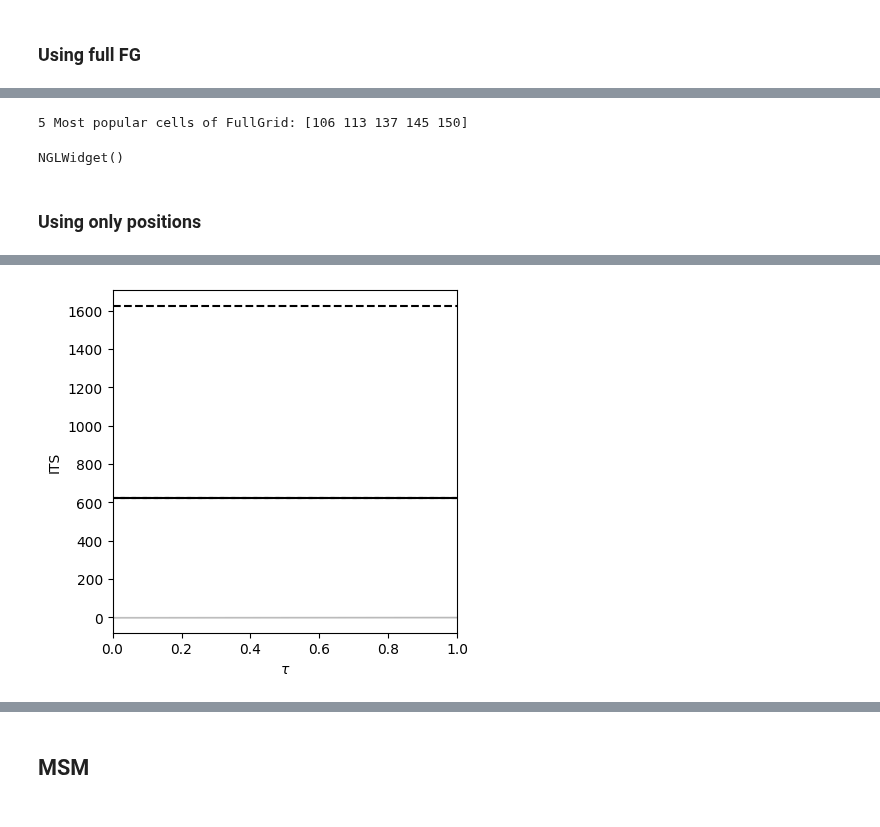
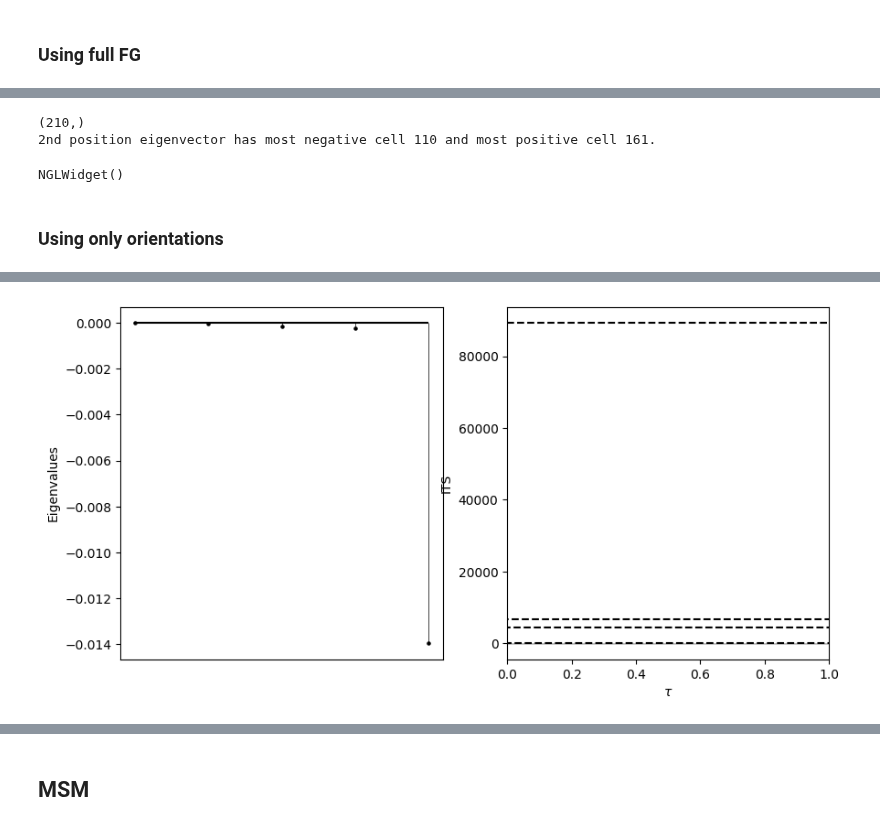
Before and after one commit to bkellerlab/molecularRotationalGrids, a Jupyter notebook: jupyter/FullGrid assignment and transition matrices.ipynb, the cells around one changed output, grey strips where cells are left out. Saved outputs shown, nothing was run; the diff lists cells and outputs as text; code cells hidden in the pictures.

```diff
--- a/jupyter/FullGrid assignment and transition matrices.ipynb
+++ b/jupyter/FullGrid assignment and transition matrices.ipynb
@@ -33,11 +52,11 @@ from molgri.plotting.transition_plots import TransitionPlot
 # %% [markdown]
 ## SqRA
 # %%
-fg_full = FullGrid("8", "12", "linspace(0.2, 1, 5)", use_saved=False)
-fg_position = FullGrid("1", "12", "linspace(0.2, 1, 5)", use_saved=False)
-fg_orientation = FullGrid("8", "1", "1", use_saved=False)
+fg_full = FullGrid("20", "42", "linspace(0.25, 0.35, 5)", use_saved=False)
+fg_position = FullGrid("1", "42", "linspace(0.25, 0.35, 5)", use_saved=False)
+fg_orientation = FullGrid("20", "1", "1", use_saved=False)
 
-pt_used = "H2O_H2O_0281"
+pt_used = "H2O_H2O_0402"
 # %% [output]
 Warning! For <=4 points, volumes, areas etc are only estimated.
 Warning! For <=4 points, volumes, areas etc are only estimated.
@@ -69,32 +196,44 @@ plt.show()
 # %%
-# take structures from most populated eigenvector 0
+# investigate max and min populated eigenv 0
 
 vm = ViewManager(sh.trajectory_universe)
 vm.fresh_view()
 
-# largest absolute values of 0th eigevector
-num_extremes = 5
 magnitudes = sh.get_magnitude_ith_eigenvector(0)
-argmax_index = k_argmax_in_array(np.abs(magnitudes), num_extremes)
-print(f"{num_extremes} Most popular cells of FullGrid: {argmax_index}")
+vm.set_color_magnitude(magnitudes, )
+print(magnitudes.shape)
+
+#
+num_extremes = 2
+most_positive = np.argmax(magnitudes)
+most_negative = np.argmin(magnitudes)
+print(f"2nd position eigenvector has most negative cell {most_negative} and most positive cell {most_positive}.")
 # now assign these to trajectory frames
 assigned_frames = []
-for one_argmax in argmax_index:
-    assigned_frames.extend(sh.get_indices_same_cell(one_argmax))
+colors = []
+for one_argmax in [most_negative, most_positive]:
+    all_assigned = one_argmax
+    assigned_frames.append(all_assigned)
+    colors.extend([vm.current_magnitudes[one_argmax]])
+vm.current_magnitudes = None
 
-
-vm.plot_frames_overlapping(assigned_frames)
+vm.plot_frames_overlapping(assigned_frames, colors=colors)
 vm.view
 # %% [output]
-5 Most popular cells of FullGrid: [106 113 137 145 150]
+(210,)
+2nd position eigenvector has most negative cell 110 and most positive cell 161.
 NGLWidget()
 # %% [markdown]
-### Using only positions
+### Using only orientations
 # %%
 sh = SimulationHistogram(pt_used, is_pt=True, second_molecule_selection="bynum 4:6",
-                            full_grid=fg_position, use_saved=False)
+                            full_grid=fg_orientation, use_saved=False)
+sh.full_assignments = sh.full_grid.get_quaternion_index()
 
 tp = TransitionPlot(sh)
-tp.plot_its(5, as_line=True, save=False)
+tp.transition_obj.assignments = sh.full_grid.get_quaternion_index()
+fig, ax = plt.subplots(1, 2, sharex=False, sharey=False, figsize=(10, 5))
+tp.plot_eigenvalues(num_eigenv=5, save=False, fig=fig, ax=ax[0])
+tp.plot_its(5, as_line=True, save=False, fig=fig, ax=ax[1])
 plt.show()
 # %% [output]
@@ -103,4 +241,4 @@ False <molgri.space.voronoi.RotobjVoronoi object at 0x...>
-[figure, old version]
+[figure, new version]
 # %%
 fig, ax = plt.subplots(3, sharex=True, sharey=True)
 for i in range(3):
```
Also changed, not shown: parts of 37 cells of this notebook, 6 other files.
